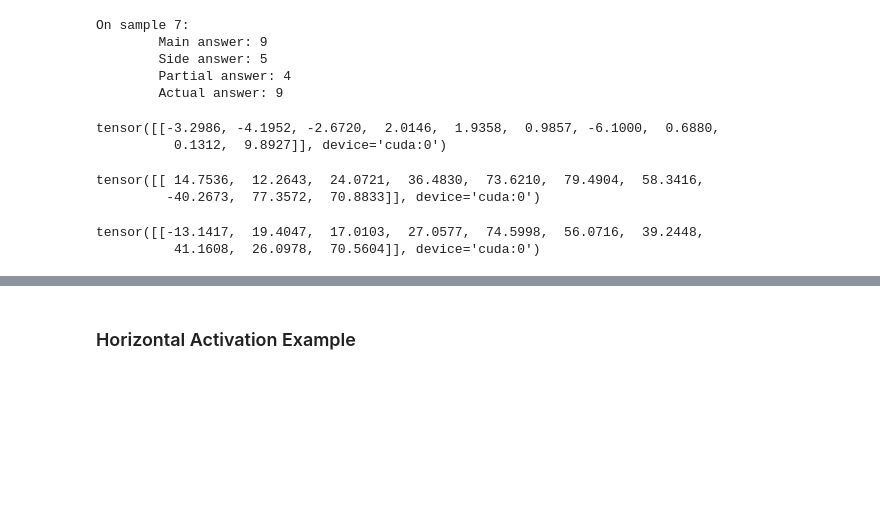
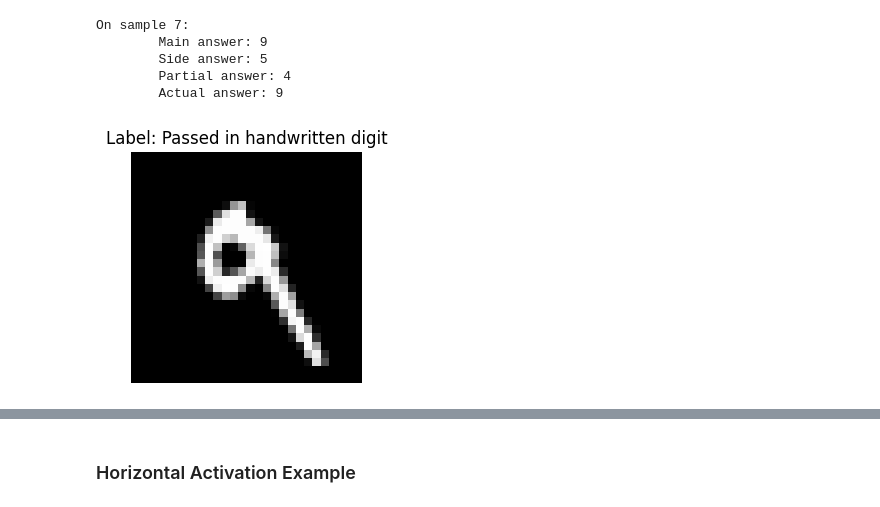
Before and after one commit to Alex-Bishka/ml-fun, a Jupyter notebook: mnist-mech-interp/Comparing Models - Incorrect Sample.ipynb, the cells around one changed output, grey strips where cells are left out. Cells and saved outputs as stored; diff of their text form; code cells hidden in the pictures; blank space fills up the shorter version.

```diff
--- a/mnist-mech-interp/Comparing Models - Incorrect Sample.ipynb
+++ b/mnist-mech-interp/Comparing Models - Incorrect Sample.ipynb
@@ -174,18 +174,7 @@ On sample 7:
         Side answer: 5
         Partial answer: 4
         Actual answer: 9
-# %%
-print(out)
-# %% [output]
-tensor([[-3.2986, -4.1952, -2.6720,  2.0146,  1.9358,  0.9857, -6.1000,  0.6880,
-          0.1312,  9.8927]], device='cuda:0')
-# %%
-print(s_out)
-# %% [output]
-tensor([[ 14.7536,  12.2643,  24.0721,  36.4830,  73.6210,  79.4904,  58.3416,
-         -40.2673,  77.3572,  70.8833]], device='cuda:0')
-# %%
-print(p_out)
-# %% [output]
-tensor([[-13.1417,  19.4047,  17.0103,  27.0577,  74.5998,  56.0716,  39.2448,
-          41.1608,  26.0978,  70.5604]], device='cuda:0')
+# %%
+visualize_image(test_img, "Passed in handwritten digit")
+# %% [output]
+[figure, added]
```
Also changed, not shown: parts of 1 cell of this notebook, 4 other files.
